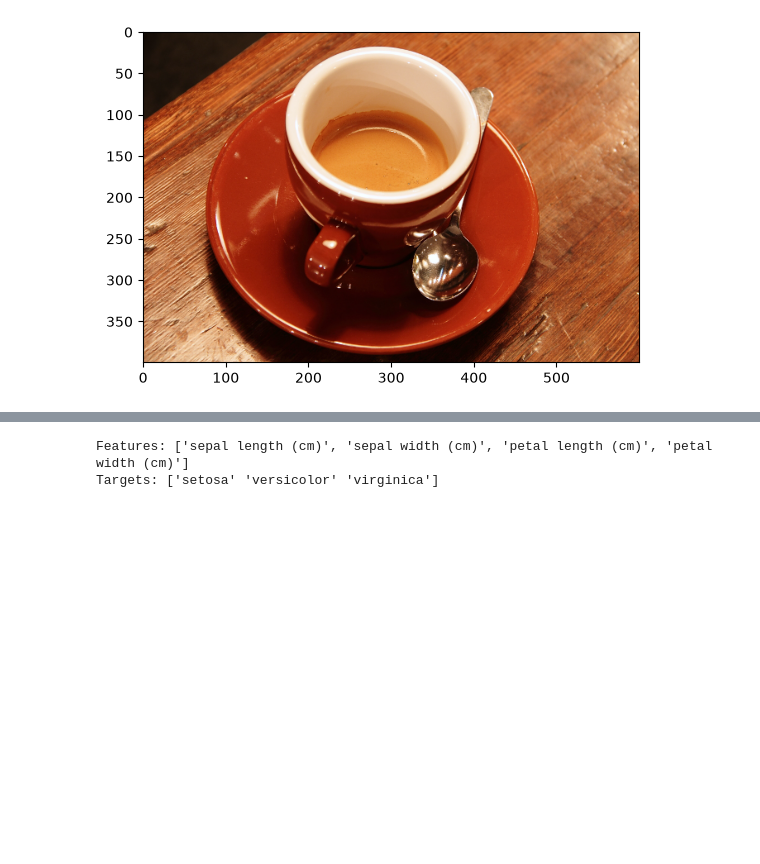
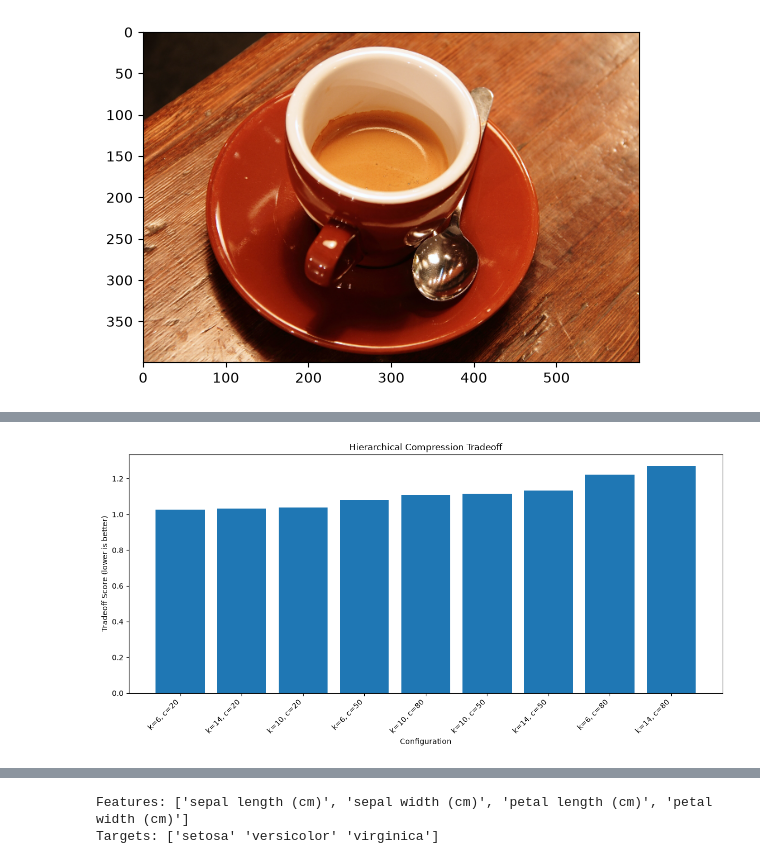
Before and after one commit to HunterFlechsig/ML_coffee_and_iris, a Jupyter notebook: scr/main.ipynb, the cells around one changed output, grey strips where cells are left out. Drawn from its saved outputs; the diff is of its cells as text; code cells hidden in the pictures; blank space fills up the shorter version.

```diff
--- a/scr/main.ipynb
+++ b/scr/main.ipynb
@@ -214,0 +283,33 @@ FileNotFoundError: [Errno 2] No such file or directory: '../results/heirarchical
+# %%
+sorted_results = results_df.sort_values("score")
+
+h_results = sorted_results[
+    sorted_results["method"] == "hierarchical"
+].copy()
+
+h_results.to_csv(
+    "../results/hierarchical/hierarchical_results.csv",
+    index=False
+)
+
+h_results["label"] = (
+    "k=" + h_results["k"].astype(str)
+    + ", c=" + h_results["c"].astype(str)
+)
+
+plt.figure(figsize=(12, 6))
+
+plt.bar(
+    h_results["label"],
+    h_results["score"]
+)
+
+plt.xlabel("Configuration")
+plt.ylabel("Tradeoff Score (lower is better)")
+plt.title("Hierarchical Compression Tradeoff")
+
+plt.xticks(rotation=45, ha="right")
+plt.tight_layout()
+plt.show()
+# %% [output]
+[figure, added]
```
Also changed, not shown: parts of 38 cells of this notebook, 52 other files.
